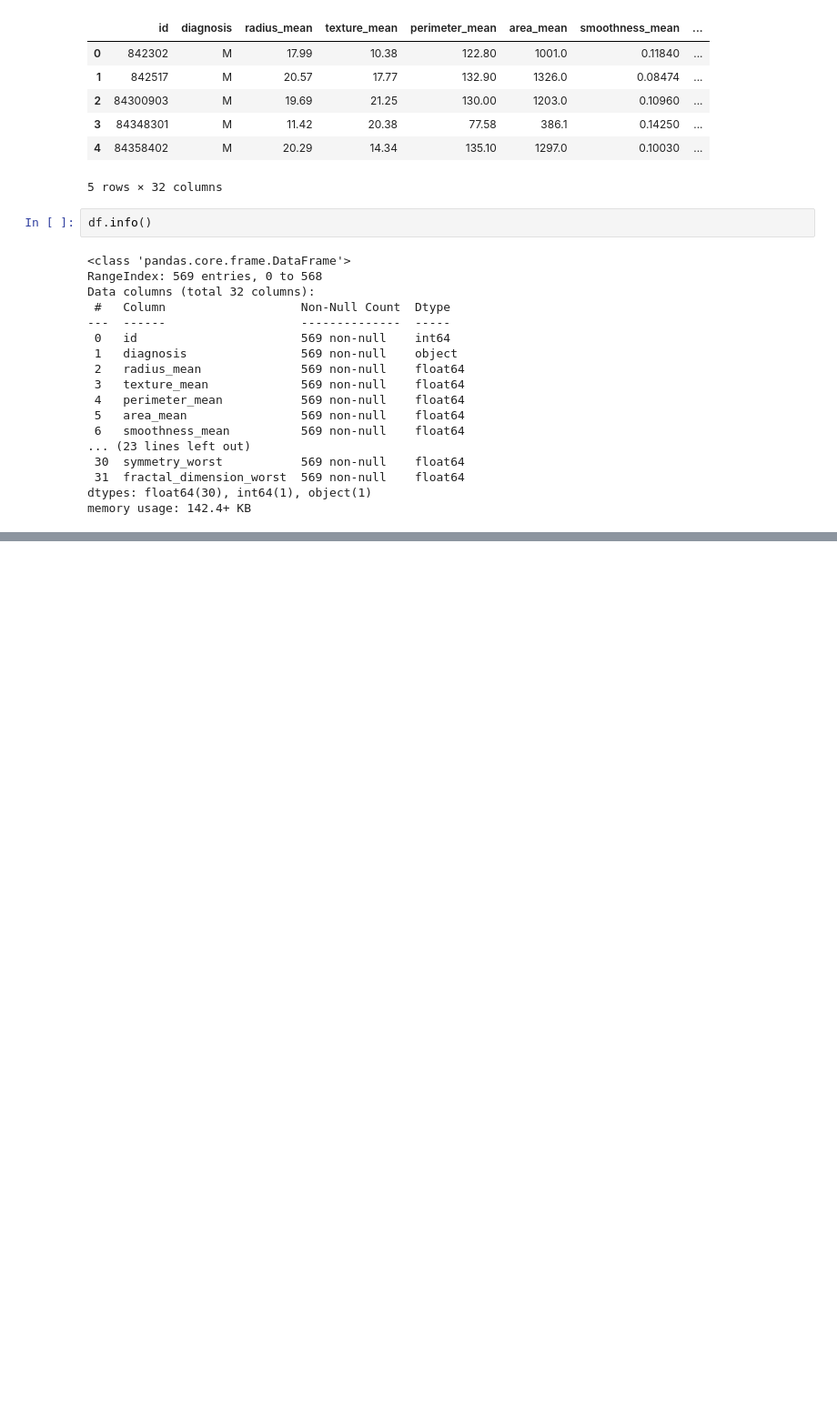
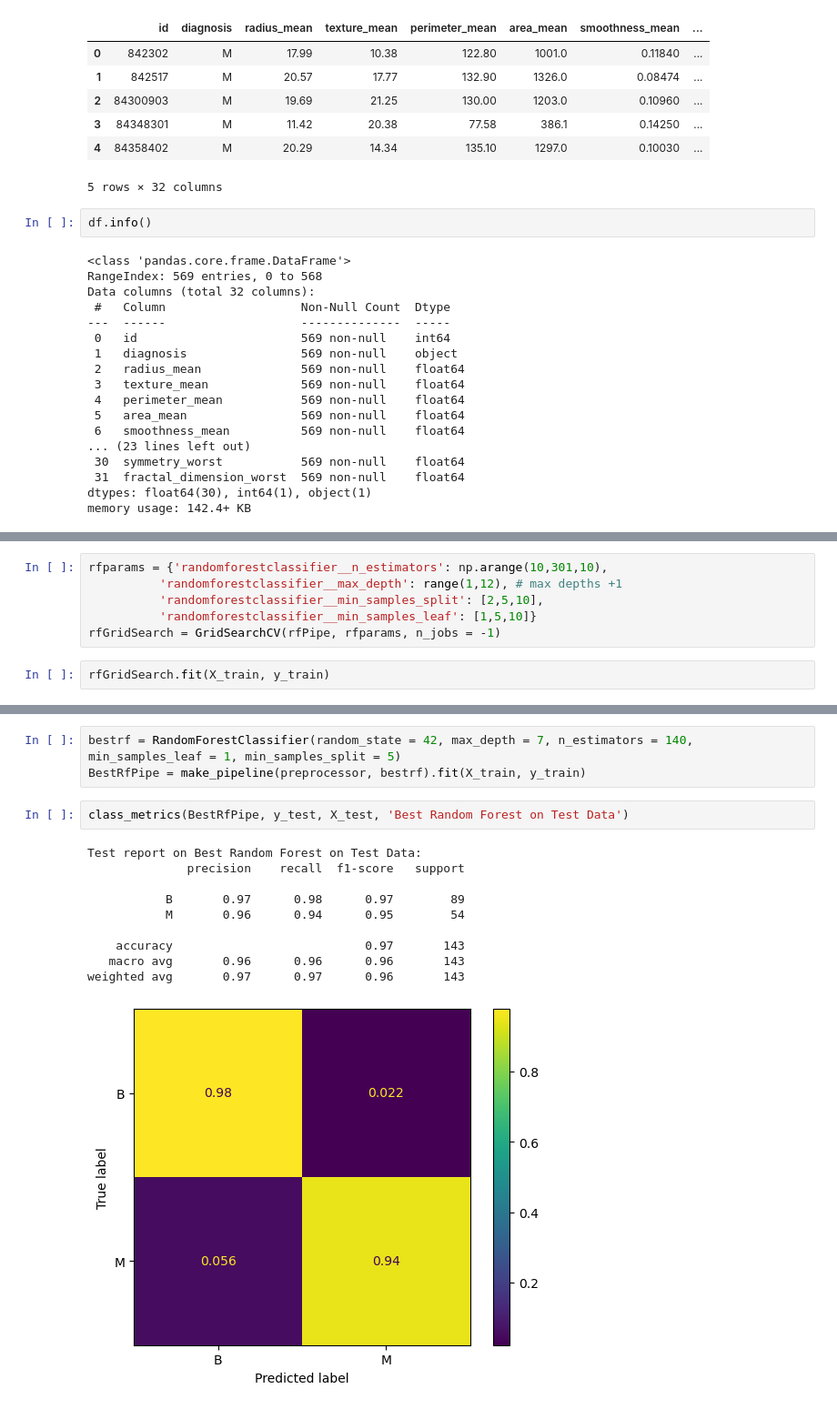
Before and after one commit to RaymondGarcia1107/Intro-to-ML-Practice, a Jupyter notebook: LogisticRandomForestOrKNN-RaymondGarcia.ipynb, the cells around one changed output, grey strips where cells are left out. Shown: that part at 91% size. Drawn from its saved outputs; the diff is of its cells as text; blank space fills up the shorter version.

```diff
--- a/LogisticRandomForestOrKNN-RaymondGarcia.ipynb
+++ b/LogisticRandomForestOrKNN-RaymondGarcia.ipynb
@@ -35,0 +282,8 @@ memory usage: 142.4+ KB
+# %%
+rfparams = {'randomforestclassifier__n_estimators': np.arange(10,301,10),
+          'randomforestclassifier__max_depth': range(1,12), # max depths +1
+          'randomforestclassifier__min_samples_split': [2,5,10],
+          'randomforestclassifier__min_samples_leaf': [1,5,10]}
+rfGridSearch = GridSearchCV(rfPipe, rfparams, n_jobs = -1)
+# %%
+rfGridSearch.fit(X_train, y_train)
@@ -35,0 +318,16 @@ memory usage: 142.4+ KB
+# %%
+bestrf = RandomForestClassifier(random_state = 42, max_depth = 7, n_estimators = 140, min_samples_leaf = 1, min_samples_split = 5)
+BestRfPipe = make_pipeline(preprocessor, bestrf).fit(X_train, y_train)
+# %%
+class_metrics(BestRfPipe, y_test, X_test, 'Best Random Forest on Test Data')
+# %% [output]
+Test report on Best Random Forest on Test Data:
+              precision    recall  f1-score   support
+
+           B       0.97      0.98      0.97        89
+           M       0.96      0.94      0.95        54
+
+    accuracy                           0.97       143
+   macro avg       0.96      0.96      0.96       143
+weighted avg       0.97      0.97      0.96       143
+[figure, added]
```
Also changed, not shown: parts of 42 cells of this notebook.
